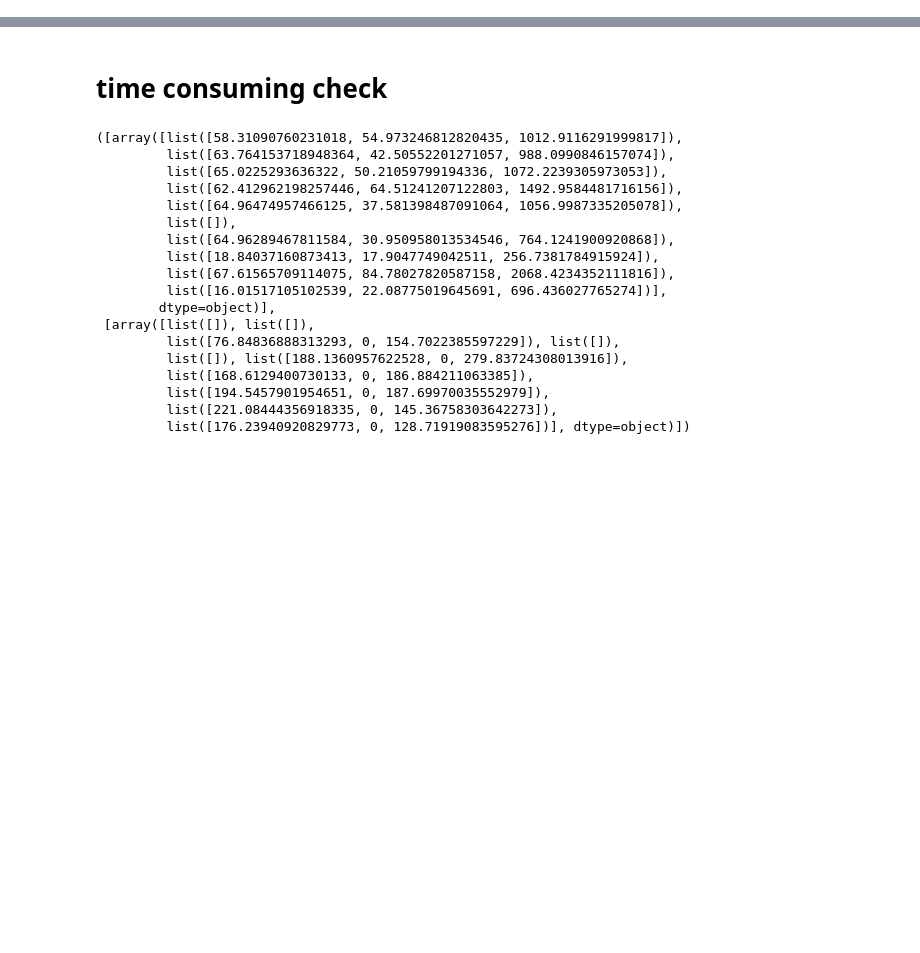
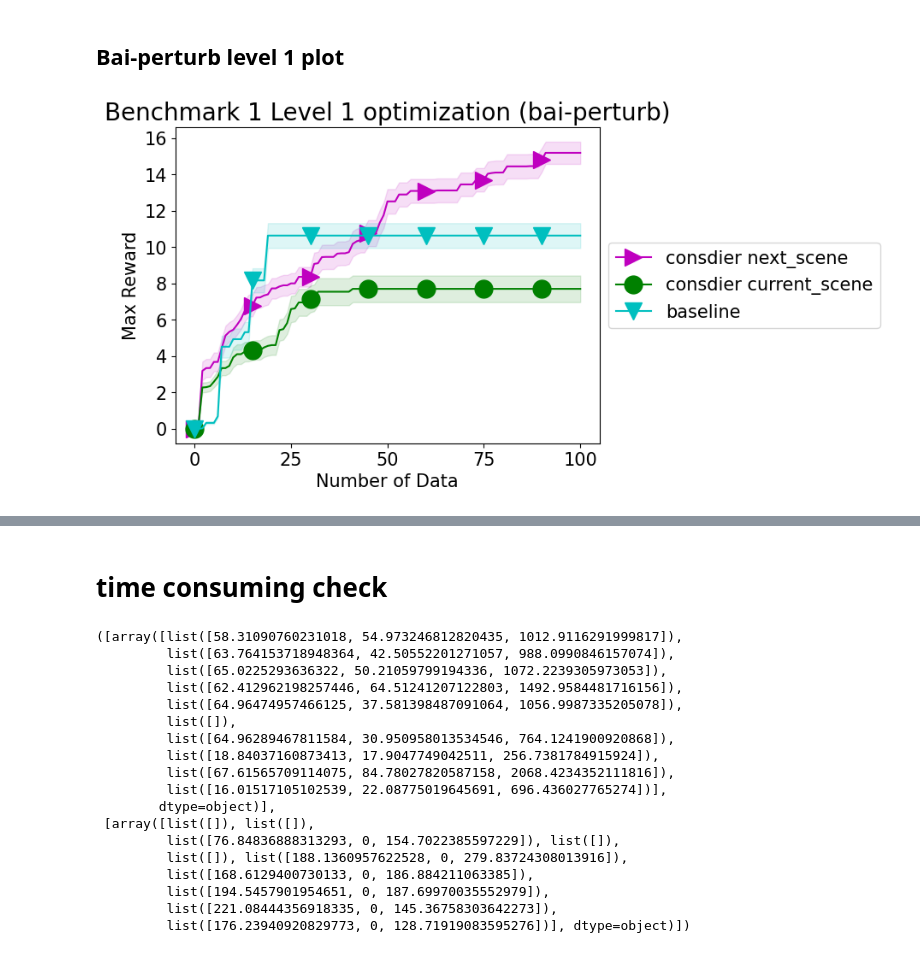
Before and after one commit to juju0111/pytamp, a Jupyter notebook: results/benchmark0/benchmark0_rearr_result_level_2.ipynb, the cells around one changed output, grey strips where cells are left out. Saved outputs shown, nothing was run; the diff lists cells and outputs as text; code cells hidden in the pictures; blank space fills up the shorter version.

```diff
--- a/results/benchmark0/benchmark0_rearr_result_level_2.ipynb
+++ b/results/benchmark0/benchmark0_rearr_result_level_2.ipynb
@@ -170,0 +290,33 @@ plt.show()
+# %% [markdown]
+## Bai-perturb level 1 plot
+# %%
+max_idx_flag_2_bai_perturb = np.argmax(mean_level_1_values_flag_2_bai_perturb[:, -1])
+level_1_flag_2_mean_list_bai_perturb = mean_level_1_values_flag_2_bai_perturb[max_idx_flag_2_bai_perturb]
+level_1_flag_2_std_list_bai_perturb = std_level_1_values_flag_2_bai_perturb[max_idx_flag_2_bai_perturb]
+
+max_idx_flag_1_bai_perturb = np.argmax(std_level_1_values_flag_1_bai_perturb[:, -1])
+level_1_flag_1_mean_list_bai_perturb = mean_level_1_values_flag_1_bai_perturb[max_idx_flag_1_bai_perturb]
+level_1_flag_1_std_list_bai_perturb = std_level_1_values_flag_1_bai_perturb[max_idx_flag_1_bai_perturb]
+
+
+max_idx_flag_0_bai_perturb = np.argmax(std_level_1_values_flag_0_bai_perturb[:, -1])
+level_1_flag_0_mean_list_bai_perturb = mean_level_1_values_flag_0_bai_perturb[max_idx_flag_0_bai_perturb]
+level_1_flag_0_std_list_bai_perturb = std_level_1_values_flag_0_bai_perturb[max_idx_flag_0_bai_perturb]
+
+
+x_list = np.arange(len(level_1_flag_2_mean_list_bai_perturb))
+
+linearplot_with_confidence(x_list, level_1_flag_2_mean_list_bai_perturb, level_1_flag_2_std_list_bai_perturb, "consdier next_scene", ">", "m")
+linearplot_with_confidence(x_list, level_1_flag_1_mean_list_bai_perturb, level_1_flag_1_std_list_bai_perturb, "consdier current_scene", "o", "g")
+linearplot_with_confidence(x_list, level_1_flag_0_mean_list_bai_perturb, level_1_flag_0_std_list_bai_perturb, "baseline", "v", "c")
+
+plt.title("Benchmark 1 Level 1 optimization (bai-perturb)", fontsize=20)
+plt.xlabel("Number of Data",fontsize=15)
+plt.ylabel("Max Reward",fontsize=15)
+
+plt.xticks(x_list[::25],x_list[::25],fontsize=15)
+plt.yticks(fontsize=15)
+plt.legend(loc='center left', bbox_to_anchor=(1, 0.5), prop={'size' : 15})
+plt.show()
+# %% [output]
+[figure, added]
```
Also changed, not shown: parts of 29 cells of this notebook, 3 other files.
